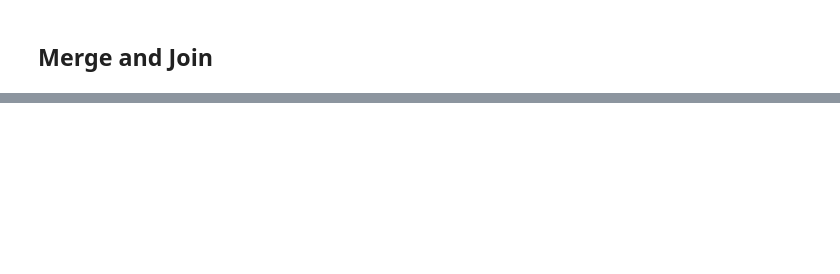
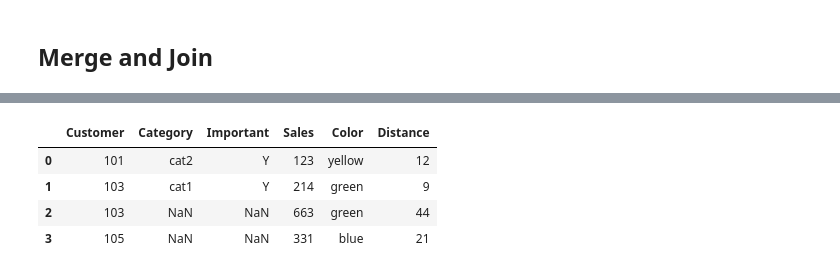
Before and after one commit to imsanthoshr/Python-for-ML, a Jupyter notebook: Pandas-Basics.ipynb, the cells around one changed output, grey strips where cells are left out. Drawn from its saved outputs; the diff is of its cells as text; code cells hidden in the pictures; blank space fills up the shorter version.

```diff
--- a/Pandas-Basics.ipynb
+++ b/Pandas-Basics.ipynb
@@ -249,0 +274,8 @@ pd.concat([df3,df4],axis=1,sort=True)
+# %%
+pd.merge(df3,df4,how='right')
+# %% [output]
+|  | Customer | Category | Important | Sales | Color | Distance |
+| 0 | 101 | cat2 | Y | 123 | yellow | 12 |
+| 1 | 103 | cat1 | Y | 214 | green | 9 |
+| 2 | 103 | NaN | NaN | 663 | green | 44 |
+| 3 | 105 | NaN | NaN | 331 | blue | 21 |
```
Also changed, not shown: parts of 9 cells of this notebook.
